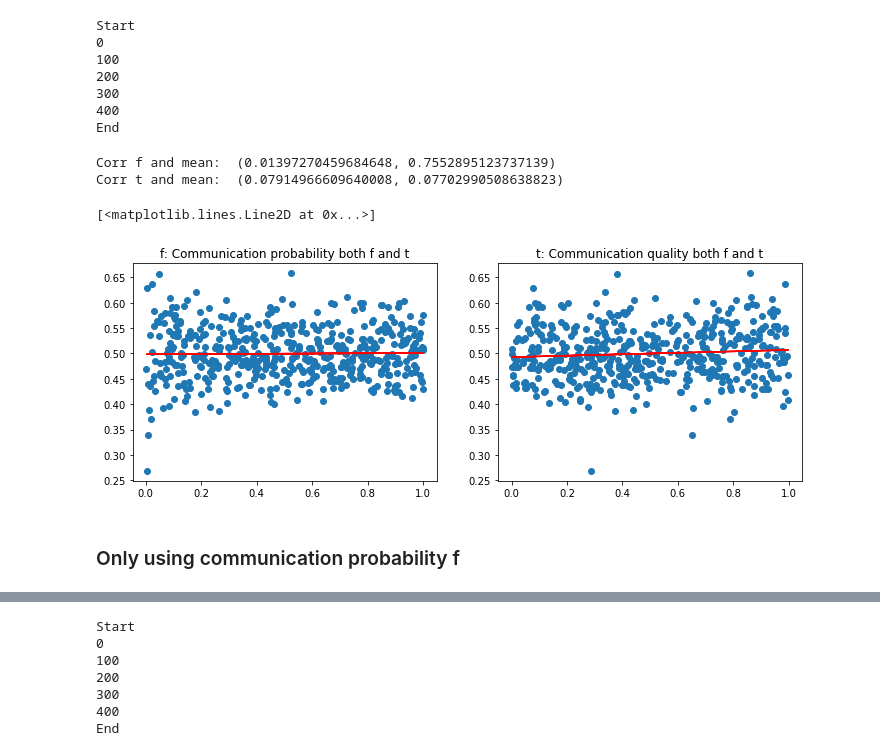
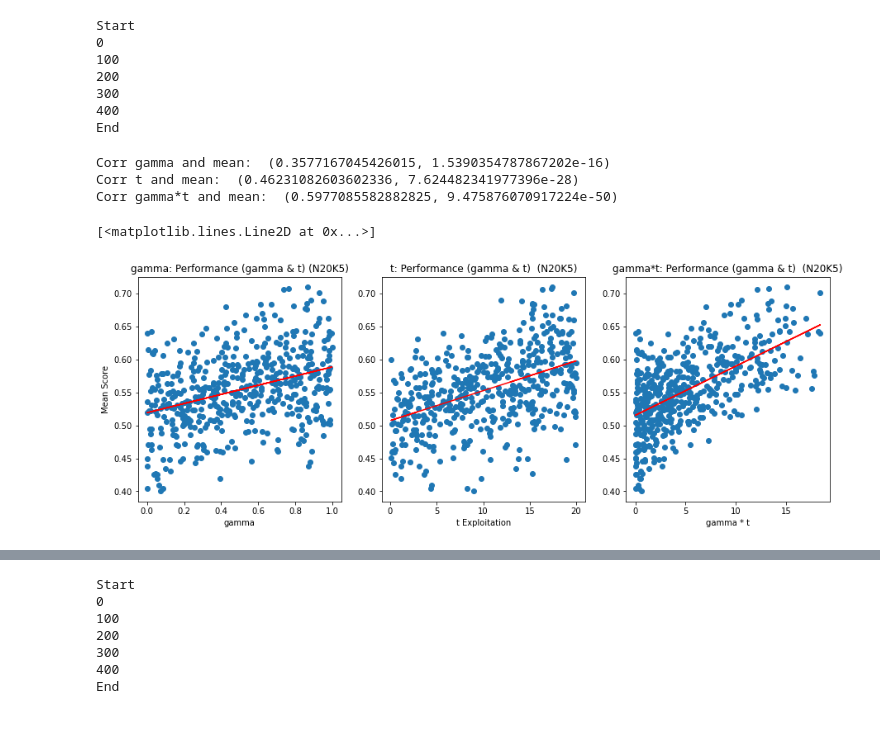
Before and after one commit to sheuschk/DiversitySimulation, a Jupyter notebook: Group Exploration in NK Landscapes.ipynb, the cells around one changed output, grey strips where cells are left out. Saved outputs shown, nothing was run; the diff lists cells and outputs as text; code cells hidden in the pictures; blank space fills up the shorter version.

```diff
--- a/Group Exploration in NK Landscapes.ipynb
+++ b/Group Exploration in NK Landscapes.ipynb
@@ -263,5 +284,5 @@ rng = np.random.default_rng(0)
 # %%
-def run_f(env, f_i, iterations, rng):
+def run_gamma(env, gamma_i, iterations, rng):
     """Test if Communication feature makes a difference in performance"""
     # Initialize solution
     state = np.round(rng.random(env.N)).astype(int)
@@ -284,7 +305,7 @@ def run_f(env, f_i, iterations, rng):
         scores = np.array([env.get_scaled_fitness(search_state) for search_state in search_states])
 
         # Communication
-        communication_index = rng.random(n_agents) <= f_i
+        communication_index = rng.random(n_agents) <= gamma_i
         scores = scores[communication_index]
         search_states = search_states[communication_index]
 
@@ -350,5 +371,5 @@ Text(0.5, 1.0, 'Team Perfomance - Decider receives options with with P=f')
 # %%
-def run_f_t(env, f_i, t_i, iterations, rng):
+def run_gamma_t(env, gamma_i, t_i, iterations, rng):
     """Test if Communication feature makes a difference in performance"""
     # Initialize solution
     state = np.round(rng.random(env.N)).astype(int)
@@ -371,7 +392,7 @@ def run_f_t(env, f_i, t_i, iterations, rng):
         scores = np.array([env.get_scaled_fitness(search_state) for search_state in search_states])
 
         # Communication
-        communication_index = rng.random(n_agents) <= f_i
+        communication_index = rng.random(n_agents) <= gamma_i
         scores = scores[communication_index]
         search_states = search_states[communication_index]
 
@@ -441,25 +460,22 @@ Text(0.5, 1.0, 'Team Perfomance - Inv. Temp of decider (f=0.8)')
 rng = np.random.default_rng(1)
 iterations = 80
 n_trials = 500
-N, K = 10, 5
 
 n_agents = 7
 
 
 # Communication feature of one agent
 results = np.empty((n_trials, 3))
-f = 0.8
-t = 30
 print("Start")
 for i in range(n_trials):
-    landscapes[rng.integers(0,30)]
-    env = NK_landscape_loaded(N, K, landscapes[rng.integers(0,30)])
+    env = NK_landscape_loaded(N, K, landscapes[rng.integers(0, n_landscapes)])
 
-    f, t = rng.random(2)
-    # f = rng.random()
-    run_scores = run_f_t(env, f, t, iterations, rng)
+    gamma = rng.random()
+    t = 20 * rng.random()
 
-    results[i] = [f, t, run_scores.mean()]
+    run_scores = run_gamma_t(env, gamma, t, iterations, rng)
+
+    results[i] = [gamma, t, run_scores.mean()]
 
     if i%100 == 0:
         print(i)
@@ -473,28 +489,40 @@ Start
 400
 End
 # %%
-fig, axs = plt.subplots(1,2, figsize=(12,4))
+fig, axs = plt.subplots(1, 3, figsize=(15,5))
 
 x = results[:,0]
 y = results[:,2]
-print("Corr f and mean: ", pearsonr(x, y))
+print("Corr gamma and mean: ", pearsonr(x, y))
 axs[0].scatter(x, y)
 m, c = np.polyfit(x, y, 1)
 axs[0].plot(x, m*x + c, 'r', label='Fitted line')
-axs[0].set_title("f: Communication probability both f and t")
+axs[0].set_xlabel("gamma")
+axs[0].set_ylabel("Mean Score")
+axs[0].set_title(f"gamma: Performance (gamma & t) (N{N}K{K})")
 
 
 x = results[:,1]
 y = results[:,2]
 print("Corr t and mean: ", pearsonr(x, y))
 axs[1].scatter(x, y)
 m, c = np.polyfit(x, y, 1)
-axs[1].set_title("t: Communication quality both f and t")
+axs[1].set_xlabel("t Exploitation")
+axs[1].set_title(f"t: Performance (gamma & t)  (N{N}K{K})")
 axs[1].plot(x, m*x + c, 'r')
+
+
+x = results[:,0] * results[:,1]
+y = results[:,2]
+print("Corr gamma*t and mean: ", pearsonr(x, y))
+axs[2].scatter(x, y)
+m, c = np.polyfit(x, y, 1)
+axs[2].set_xlabel("gamma * t")
+axs[2].set_title(f"gamma*t: Performance (gamma & t)  (N{N}K{K})")
+axs[2].plot(x, m*x + c, 'r')
 # %% [output]
-Corr f and mean:  (0.01397270459684648, 0.7552895123737139)
-Corr t and mean:  (0.07914966609640008, 0.07702990508638823)
+Corr gamma and mean:  (0.3577167045426015, 1.5390354787867202e-16)
+Corr t and mean:  (0.46231082603602336, 7.624482341977396e-28)
+Corr gamma*t and mean:  (0.5977085582882825, 9.475876070917224e-50)
 [<matplotlib.lines.Line2D at 0x...>]
-[figure, old version]
+[figure, new version]
-# %% [markdown]
-### Only using communication probability f
```
Also changed, not shown: parts of 40 cells of this notebook, 1 other file.
